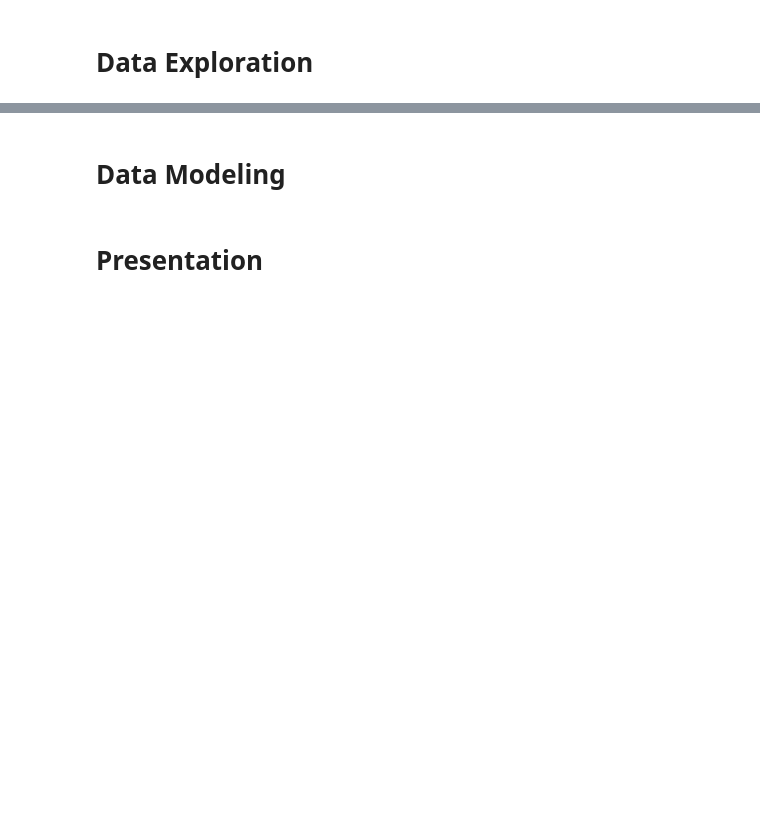
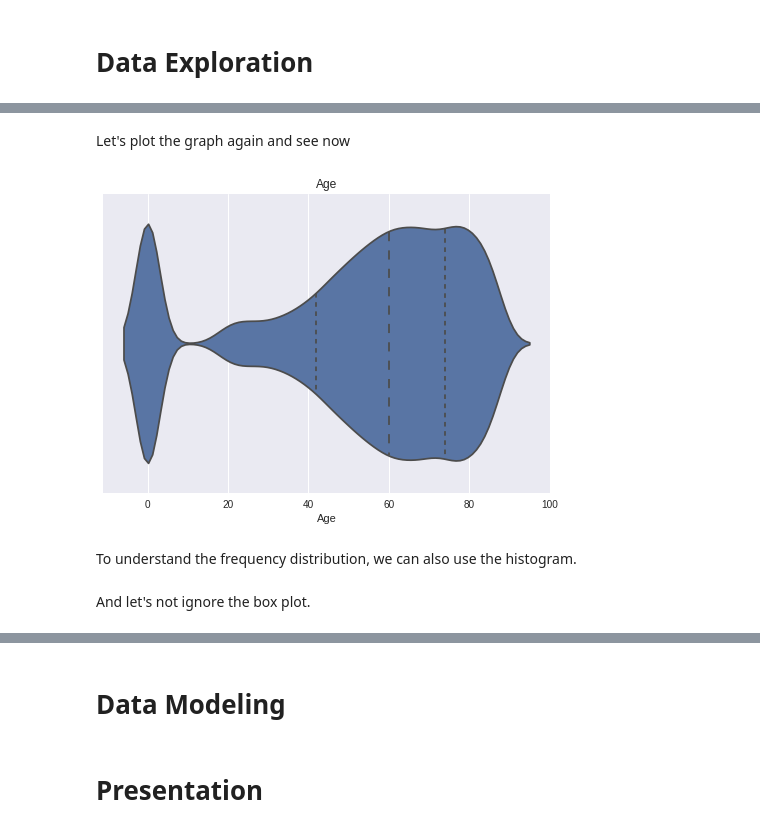
Before and after one commit to Gagan-K-Shetty/Da_project, a Jupyter notebook: Hospital_readmission.ipynb, the cells around one changed output, grey strips where cells are left out. Saved outputs shown, nothing was run; the diff lists cells and outputs as text; code cells hidden in the pictures; blank space fills up the shorter version.

```diff
--- a/Hospital_readmission.ipynb
+++ b/Hospital_readmission.ipynb
@@ -1336,0 +1729,10 @@ procedures
+# %%
+plotter.data = plotter.data[plotter.data.Age>=0]
+# %% [markdown]
+Let's plot the graph again and see now
+# %%
+plotter.plot_violin(subset = ["Age"],inner='quartile')
+# %% [output]
+[figure, added]
+# %% [markdown]
+To understand the frequency distribution, we can also use the histogram.
@@ -1336,0 +1751,2 @@ procedures
+# %% [markdown]
+And let's not ignore the box plot.
```
Also changed, not shown: parts of 90 cells of this notebook.
